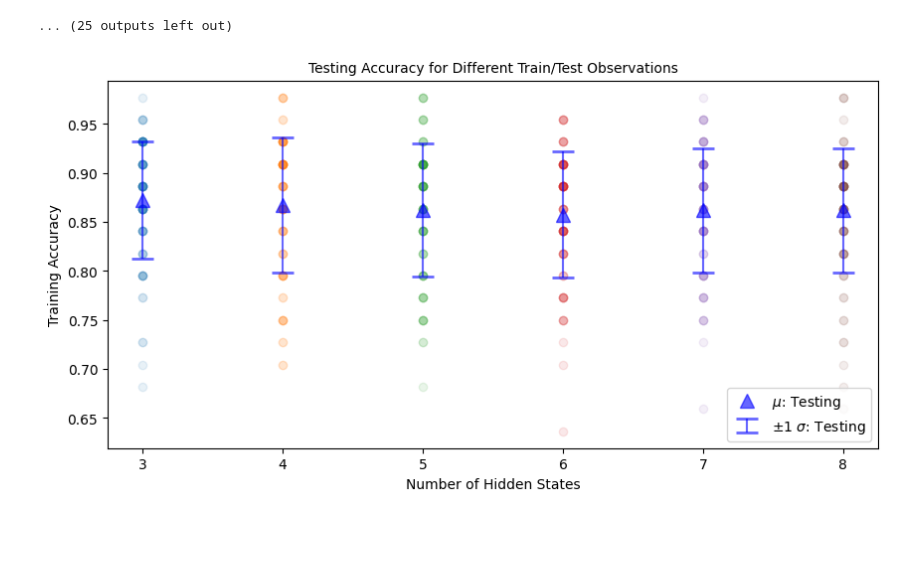
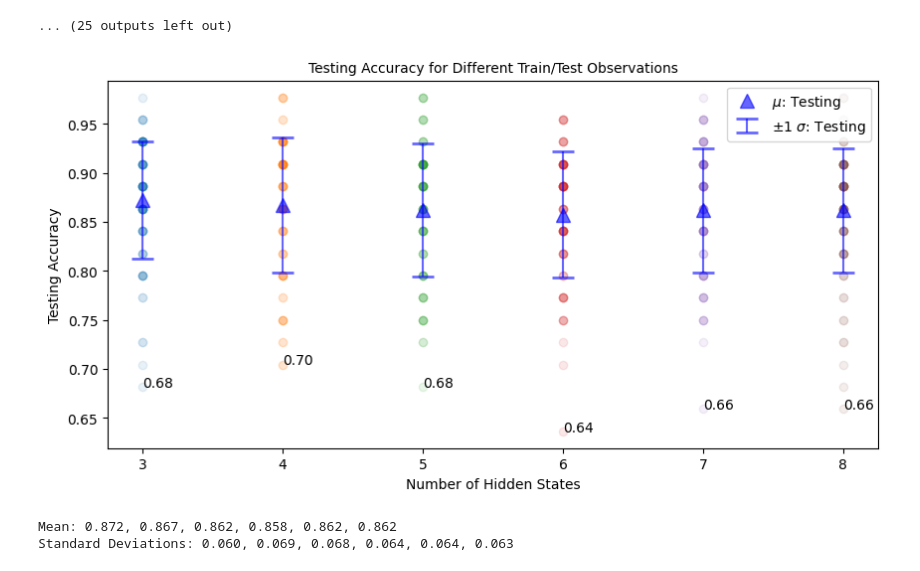
Before and after one commit to Wilfred-Mason/MECH-501, a Jupyter notebook: main/main_notebook_3.ipynb, the cells around one changed output. Drawn from its saved outputs; the diff is of its cells as text; code cells hidden in the pictures; blank space fills up the shorter version.

```diff
--- a/main/main_notebook_3.ipynb
+++ b/main/main_notebook_3.ipynb
@@ -599,7 +678,7 @@ plt.show()
 #model parameters
 model_name = 'GaussianHMM'
 cov_type = 'diag'
-start_state_set = [i for i in range(0, 21)]
+start_state_set = [i for i in range(0, 30)]
 
 #initialize arrays
 accuracies_train = {}
@@ -615,12 +694,12 @@ for start_state in start_state_set:
     accuracies_test[start_state] = []
     accuracies_train[start_state] = []
     for hidden_states in hidden_states_set:
-        trained_models, conv_bool_set = model_training(hidden_states=hidden_states,
-                                                       model_name=model_name,
-                                                       cov_type=cov_type,
-                                                       start_state=start_state,
-                                                       train_data=train_data_concatenated,
-                                                       train_lengths=train_lengths)
+        trained_models, conv_bool_set, _ = model_training(hidden_states=hidden_states,
+                                                          model_name=model_name,
+                                                          cov_type=cov_type,
+                                                          start_state=start_state,
+                                                          train_data=train_data_concatenated,
+                                                          train_lengths=train_lengths)
 
         real_labels_train, predicted_labels_train = model_testing(trained_models=trained_models,
                                                                   data=train_data)
@@ -730,12 +835,12 @@ for cov_type in cov_type_set:
     accuracies_test[cov_type] = []
     accuracies_train[cov_type] = []
     for hidden_states in hidden_states_set:
-        trained_models, conv_bool_set = model_training(hidden_states=hidden_states,
-                                                       model_name=model_name,
-                                                       cov_type=cov_type,
-                                                       start_state=start_state,
-                                                       train_data=train_data_concatenated,
-                                                       train_lengths=train_lengths)
+        trained_models, conv_bool_set, _ = model_training(hidden_states=hidden_states,
+                                                          model_name=model_name,
+                                                          cov_type=cov_type,
+                                                          start_state=start_state,
+                                                          train_data=train_data_concatenated,
+                                                          train_lengths=train_lengths)
 
         real_labels_train, predicted_labels_train = model_testing(trained_models=trained_models,
                                                                   data=train_data)
@@ -934,12 +1023,12 @@ real_labels_all_test_new = {}
 predicted_labels_all_test_new = {}
 
 for hidden_states in hidden_states_set:
-    trained_models, conv_bool_set = model_training(hidden_states=hidden_states,
-                                                    model_name=model_name,
-                                                    cov_type=cov_type,
-                                                    start_state=start_state,
-                                                    train_data=train_data_concatenated,
-                                                    train_lengths=train_lengths)
+    trained_models, conv_bool_set, _ = model_training(hidden_states=hidden_states,
+                                                      model_name=model_name,
+                                                      cov_type=cov_type,
+                                                      start_state=start_state,
+                                                      train_data=train_data_concatenated,
+                                                      train_lengths=train_lengths)
 
     real_labels_train, predicted_labels_train = model_testing_new(trained_models=trained_models,
                                                                   data=train_data)
@@ -1674,17 +1775,30 @@ for hidden_states in hidden_states_set:
 # %%
 fig, axes = plt.subplots(1, 1, figsize=(10,5))
 fig.subplots_adjust(hspace=0.2, top=0.85, wspace=0.3)
 axes.set_title("Testing Accuracy for Different Train/Test Observations", fontsize=10)
 
 axes.plot(hidden_states_set, average_accuracies_test, '^', markersize=10, color='blue', alpha=0.6, label='$\mu$: Testing')
 axes.errorbar(hidden_states_set, average_accuracies_test, yerr=std_accuracies_test, fmt='none', ecolor='blue', alpha=0.6, capsize=8, capthick=2, label='$\pm 1~\sigma$: Testing')
 for hidden_states in hidden_states_set:
     axes.scatter(np.ones(n_iterations)*hidden_states, accuracies_test_cv[hidden_states], marker='o', alpha=0.1)
+    min_val = min(accuracies_test_cv[hidden_states])
+    axes.annotate(f'{min_val:.2f}', xy=(hidden_states, min_val))
 
 axes.set_xticks(hidden_states_set)
 axes.set_xlabel("Number of Hidden States")
-axes.set_ylabel("Training Accuracy")
-axes.legend(loc='lower right')
+axes.set_ylabel("Testing Accuracy")
+axes.legend(loc='upper right')
 plt.show()
 # %% [output]
-[figure, old version]
+[figure, new version]
+# %%
+formatted_accuracies = [f'{accuracy:.3f}' for accuracy in average_accuracies_test]
+formatted_string = ', '.join(formatted_accuracies)
+formatted_std = [f'{std:.3f}' for std in std_accuracies_test]
+formatted_string_std = ', '.join(formatted_std)
+
+print(f'Mean: {formatted_string}')
+print(f'Standard Deviations: {formatted_string_std}')
+# %% [output]
+Mean: 0.872, 0.867, 0.862, 0.858, 0.862, 0.862
+Standard Deviations: 0.060, 0.069, 0.068, 0.064, 0.064, 0.063
```
Also changed, not shown: parts of 39 cells of this notebook.
